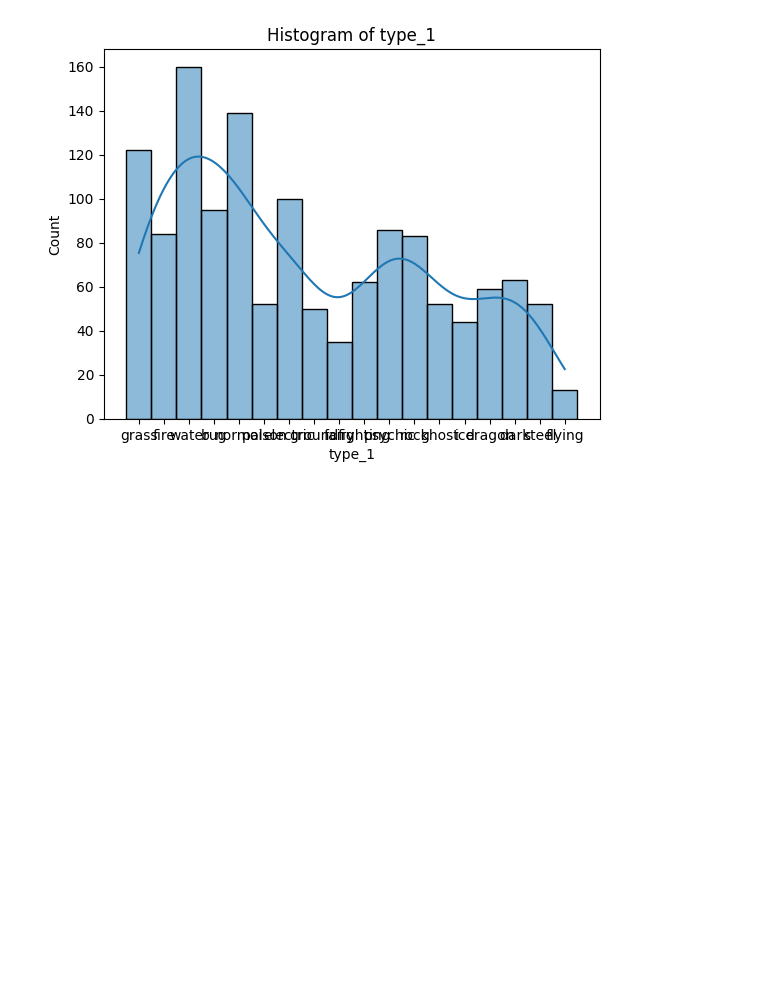
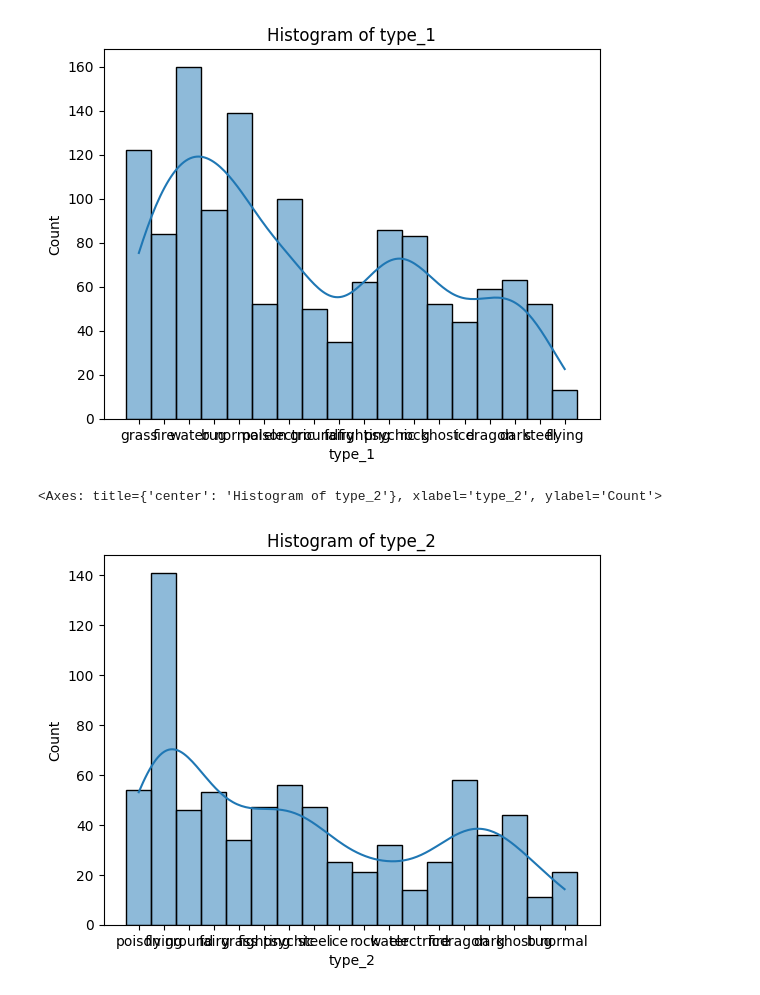
Before and after one commit to AnandJL/Exit-Test-ICT, a Jupyter notebook: Exit_test_Anand_JL.ipynb, the cells around one changed output. Saved outputs shown, nothing was run; the diff lists cells and outputs as text; code cells hidden in the pictures; blank space fills up the shorter version.

```diff
--- a/Exit_test_Anand_JL.ipynb
+++ b/Exit_test_Anand_JL.ipynb
@@ -118,3 +122,9 @@ sns.histplot(data=df, x='type_1', kde=True)
 # %% [output]
 <Axes: title={'center': 'Histogram of type_1'}, xlabel='type_1', ylabel='Count'>
 [figure]
+# %%
+plt.title('Histogram of type_2')
+sns.histplot(data=df, x='type_2', kde=True)
+# %% [output]
+<Axes: title={'center': 'Histogram of type_2'}, xlabel='type_2', ylabel='Count'>
+[figure, added]
```
Also changed, not shown: parts of 42 cells of this notebook.
